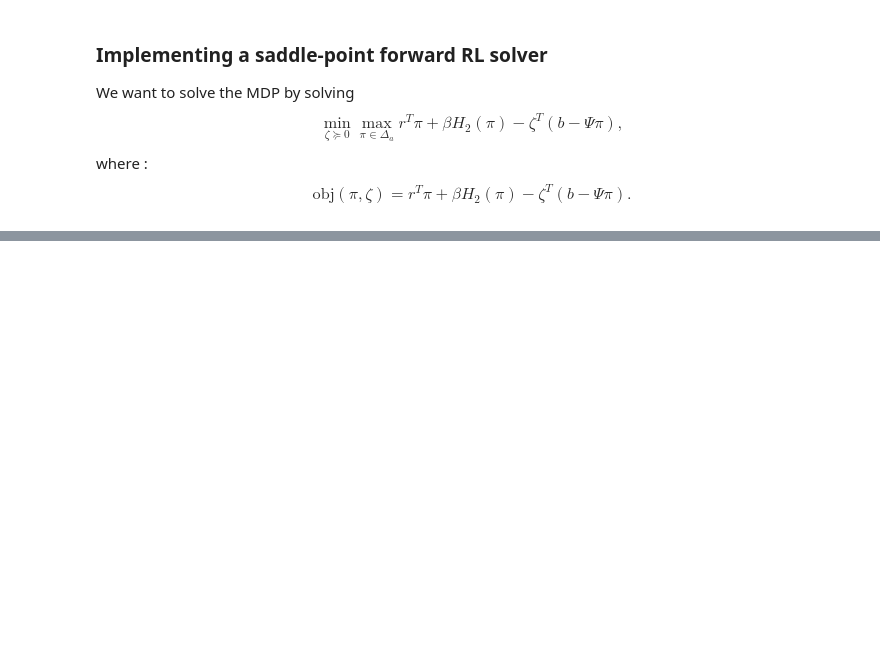
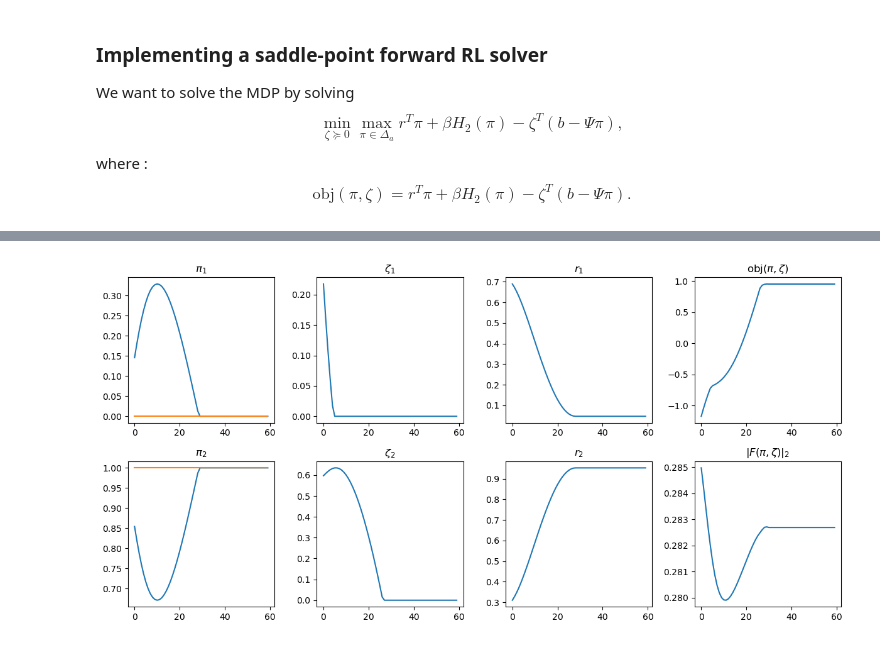
Before and after one commit to RenardDesNeiges/CIRL_Experiments, a Jupyter notebook: cmdps.ipynb, the cells around one changed output, grey strips where cells are left out. Cells and saved outputs as stored; diff of their text form; code cells hidden in the pictures; blank space fills up the shorter version.

```diff
--- a/cmdps.ipynb
+++ b/cmdps.ipynb
@@ -149,0 +169,6 @@ fig.tight_layout()
+# %%
+def irl_obj(pi, zeta, r, beta, b, Psi,pi_E):
+    Psi_t = rearrange(Psi,'c a s -> (a s) c').transpose()
+    return jnp.dot(flatten(r),flatten(pi)-flatten(pi_E)) \
+        + beta * renyi_h2(flatten(pi),2) \
+            - jnp.dot(flatten(zeta),flatten(b-(Psi_t@pi.transpose()).transpose()))
@@ -149,0 +211,28 @@ fig.tight_layout()
+# %%
+sz = 3
+fig, ax = plt.subplots(2,4,figsize=(4*sz,2*sz))
+ax[0,0].plot([i for i,_ in enumerate(vals)],[float(pi[0,0]) for pi in pis])
+ax[0,0].plot([i for i,_ in enumerate(vals)],[pi_forward[0,0] for pi in pis])
+ax[0,0].set_title(r'$\pi_1$')
+ax[1,0].plot([i for i,_ in enumerate(vals)],[float(pi[0,1]) for pi in pis])
+ax[1,0].plot([i for i,_ in enumerate(vals)],[pi_forward[0,1] for pi in pis])
+ax[1,0].set_title(r'$\pi_2$')
+
+
+ax[0,1].plot([i for i,_ in enumerate(vals)],[float(zeta[0,0]) for zeta in zetas])
+ax[0,1].set_title(r'$\zeta_1$')
+ax[1,1].plot([i for i,_ in enumerate(vals)],[float(zeta[0,1]) for zeta in zetas])
+ax[1,1].set_title(r'$\zeta_2$')
+
+ax[0,2].set_title(r'$r_1$')
+ax[0,2].plot([i for i,_ in enumerate(vals)],[float(r[0]) for r in rs])
+ax[1,2].set_title(r'$r_2$')
+ax[1,2].plot([i for i,_ in enumerate(vals)],[float(r[1]) for r in rs])
+
+ax[0,3].plot([i for i,_ in enumerate(vals)],np.array([float(v) for v in vals]))
+ax[0,3].set_title(r'obj$(\pi,\zeta)$')
+ax[1,3].plot([i for i,_ in enumerate(vals)],np.array([float(f) for f in normfs]))
+ax[1,3].set_title(r'$\|F(\pi,\zeta)\|_2$')
+fig.tight_layout()
+# %% [output]
+[figure, added]
```
Also changed, not shown: parts of 5 cells of this notebook.
